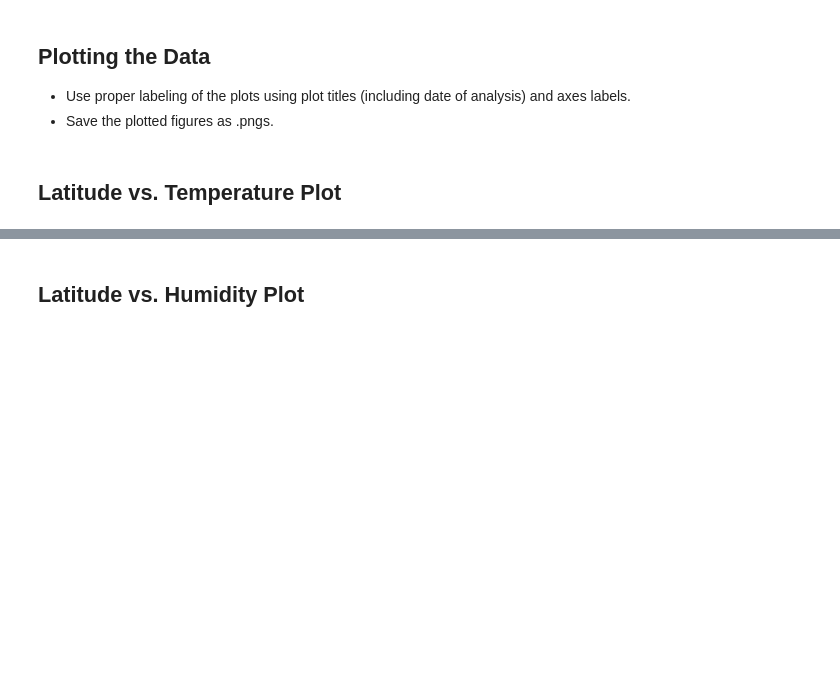
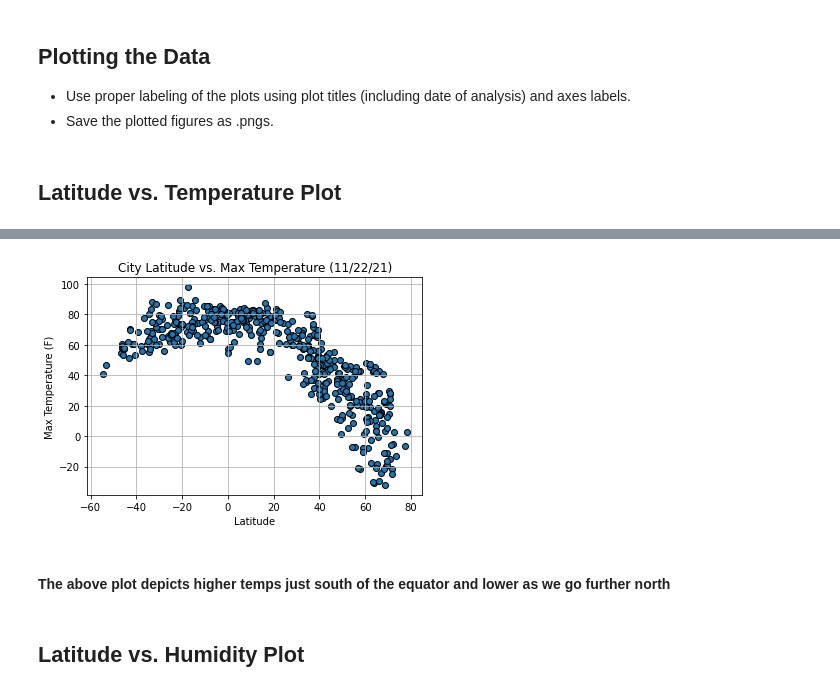
Before and after one commit to oh-be/Python-API-Challenge, a Jupyter notebook: starter_code/WeatherPy.ipynb, the cells around one changed output, grey strips where cells are left out. Cells and saved outputs as stored; diff of their text form; code cells hidden in the pictures; blank space fills up the shorter version.

```diff
--- a/starter_code/WeatherPy.ipynb
+++ b/starter_code/WeatherPy.ipynb
@@ -232,2 +231,19 @@ Int64Index([], dtype='int64')
+# %%
+plt.scatter(weather_df["Latitude"], weather_df["Max Temperature"],cmap = "blue", edgecolors= "black")
+plt_date = datetime.fromtimestamp(date[0]).strftime('%m/%d/%y')
+plt.title(f"City Latitude vs. Max Temperature ({plt_date})")
+x_lat = weather_df["Latitude"]
+y_temp = weather_df["Max Temperature"]
+plt.ylabel("Max Temperature (F)")
+plt.xlabel("Latitude")
+plt.grid(b=True)
+
+plt.savefig("../Images/City_Latitude_vs_Max_Temperature.png")
+
+plt.show()
+# %% [output]
+[figure, added]
+# %% [markdown]
+#### The above plot depicts higher temps just south of the equator and lower as we go further north
 # %% [markdown]
 ## Latitude vs. Humidity Plot
```
Also changed, not shown: parts of 47 cells of this notebook, 13 other files.
